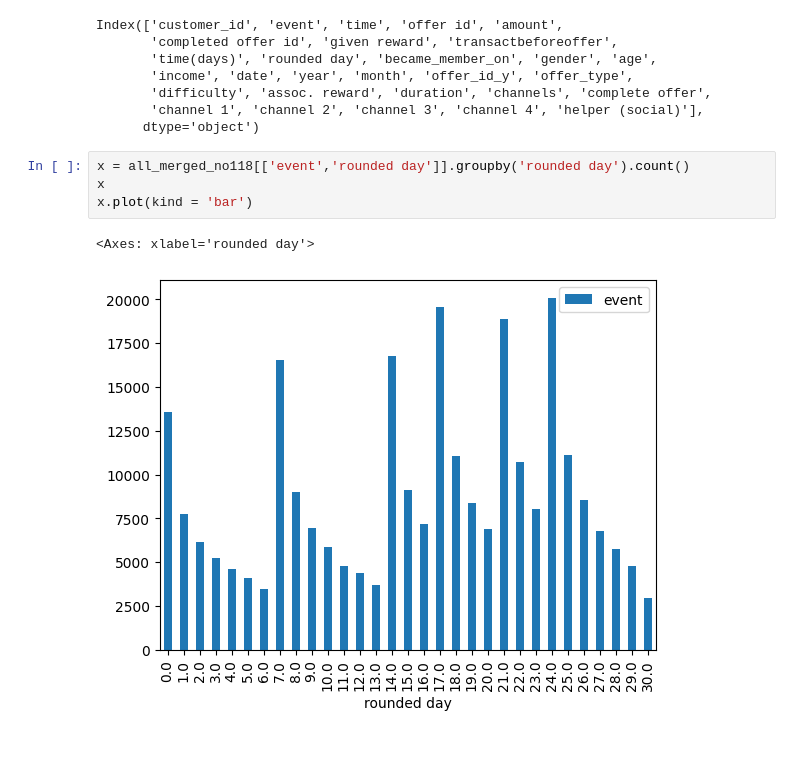
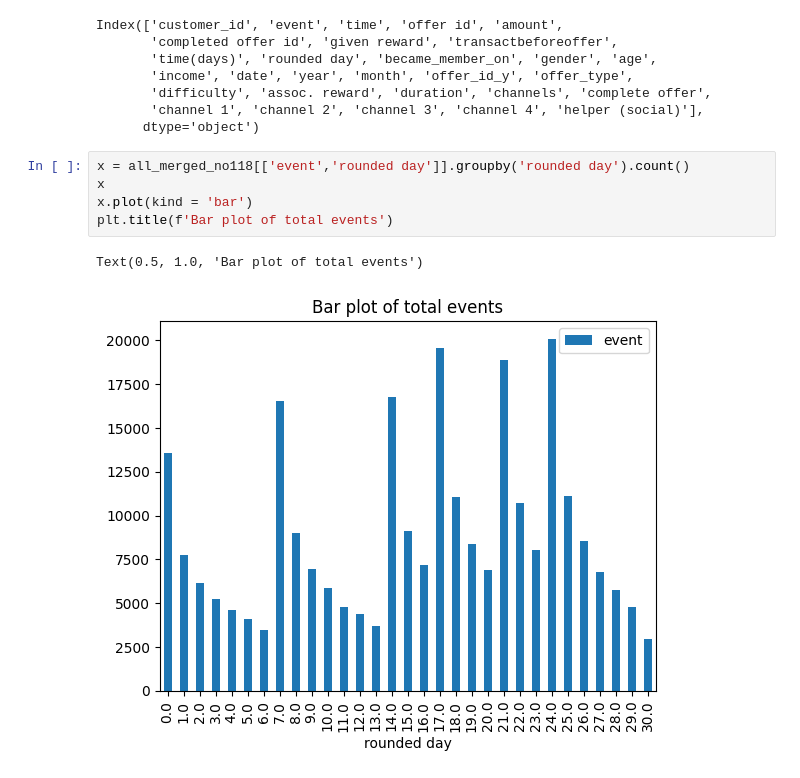
Before and after one commit to Koremm/Coffeeoffers, a Jupyter notebook: Visualizations.ipynb, the cells around one changed output. Saved outputs shown, nothing was run; the diff lists cells and outputs as text; blank space fills up the shorter version.

Commit message:
editing bar graph

```diff
--- a/Visualizations.ipynb
+++ b/Visualizations.ipynb
@@ -93,7 +93,8 @@ Index(['customer_id', 'event', 'time', 'offer id', 'amount',
 # %%
 x = all_merged_no118[['event','rounded day']].groupby('rounded day').count()
 x
 x.plot(kind = 'bar')
+plt.title(f'Bar plot of total events')
 # %% [output]
-<Axes: xlabel='rounded day'>
+Text(0.5, 1.0, 'Bar plot of total events')
-[figure, old version]
+[figure, new version]
```
